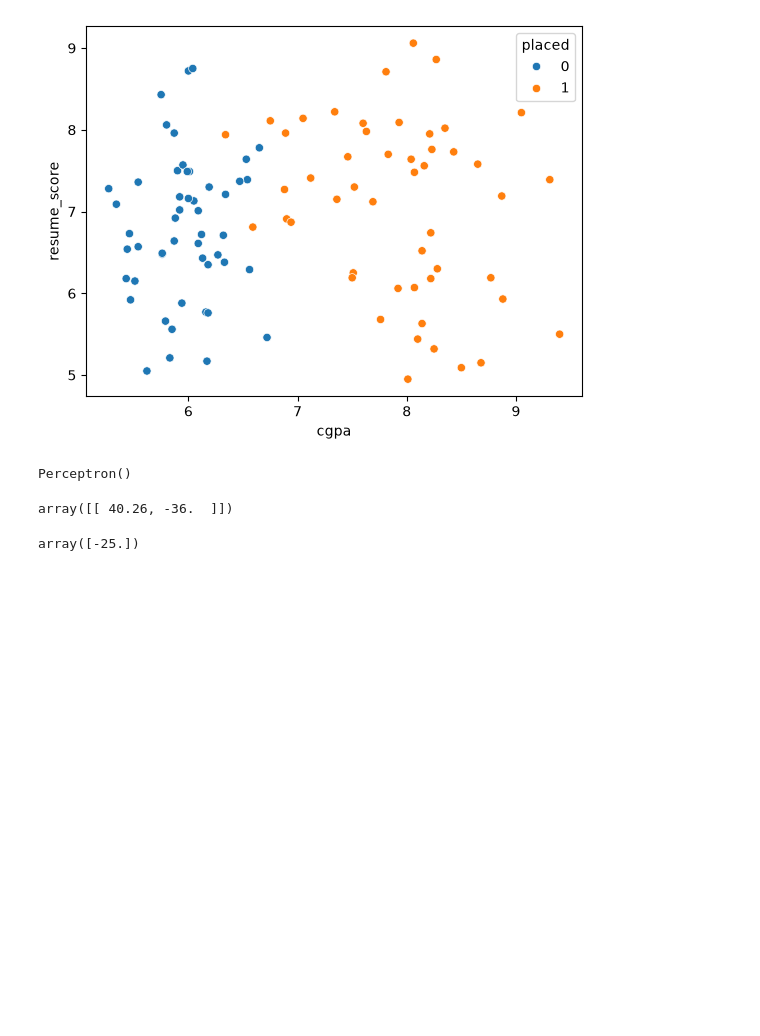
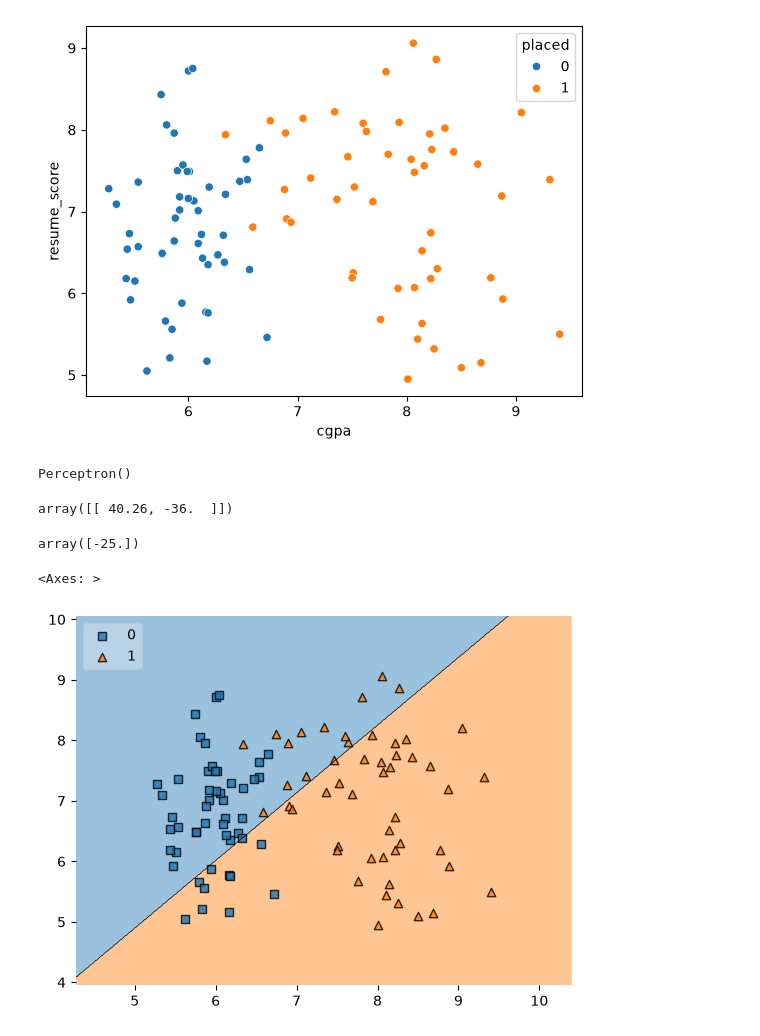
Before and after one commit to gunjankushwah018/Deep_learning_practice, a Jupyter notebook: Perceptron_demo.ipynb, the cells around one changed output. Saved outputs shown, nothing was run; the diff lists cells and outputs as text; code cells hidden in the pictures; blank space fills up the shorter version.

```diff
--- a/Perceptron_demo.ipynb
+++ b/Perceptron_demo.ipynb
@@ -42,0 +43,5 @@ from mlxtend.plotti
+# %%
+plot_decision_regions(X.values, y.values, clf = p, legend = 2)
+# %% [output]
+<Axes: >
+[figure, added]
```
Also changed, not shown: parts of 1 cell of this notebook, 1 other file.
